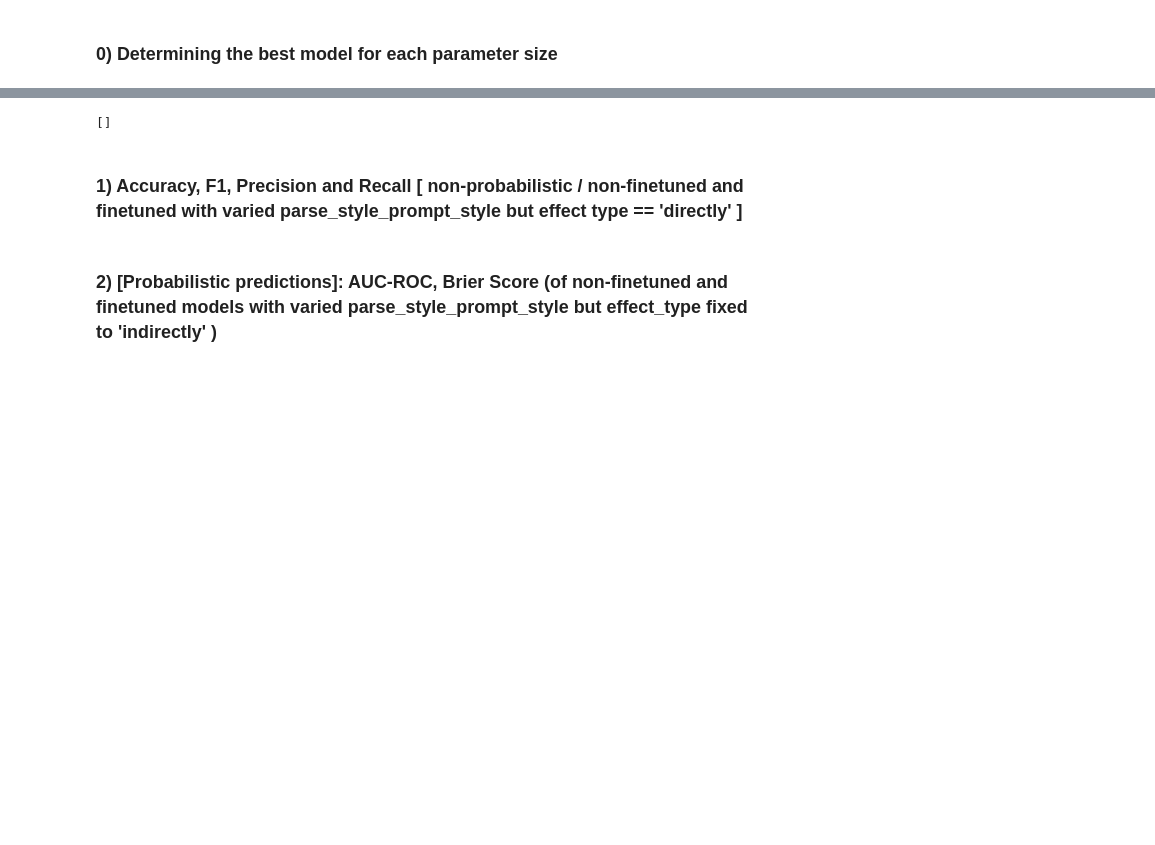
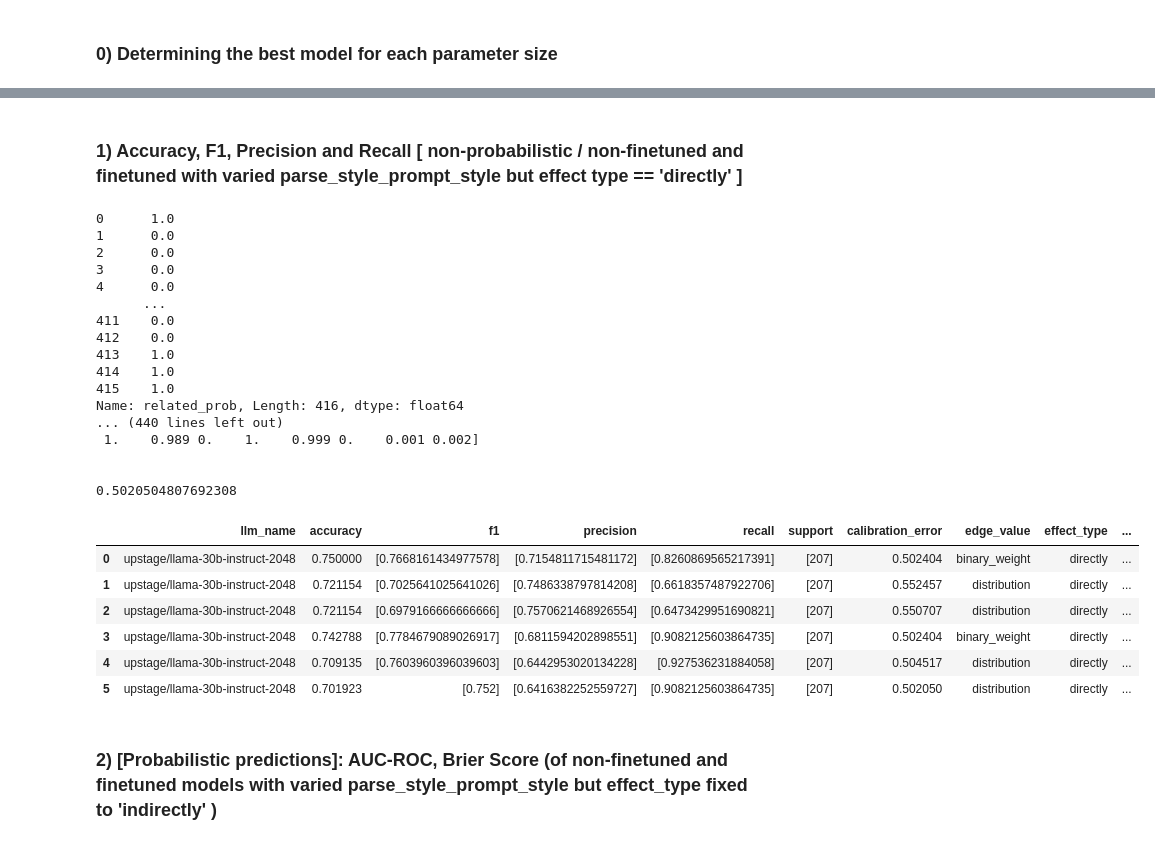
Before and after one commit to Rilwan-A/GovtExpenditure-to-HealthEquity-Labeller, a Jupyter notebook: prompt_engineering/analysis/spot_experiments.ipynb, the cells around one changed output, grey strips where cells are left out. Drawn from its saved outputs; the diff is of its cells as text; code cells hidden in the pictures; blank space fills up the shorter version.

```diff
--- a/prompt_engineering/analysis/spot_experiments.ipynb
+++ b/prompt_engineering/analysis/spot_experiments.ipynb
@@ -326,4 +384,0 @@ print(df_exps_filt30b.head(4), "\n\n\n")
-# %%
-li_exps_filt7b
-# %% [output]
-[]
@@ -330,9 +404,35 @@ li_exps_filt7b
 # %% [markdown]
 ### 1) Accuracy, F1, Precision and Recall [ non-probabilistic / non-finetuned and finetuned with varied parse_style_prompt_style but effect type == 'directly' ]
 # %%
-li_exps_filt1 = filter_exp(li_all_experiments, effect_type=['directly'] )
-li_exps_filt1_w_res = calc_eval_metrics(li_exps_filt1, metrics=['accuracy','precision','recall','f1'] )
+li_exps_filt1 = filter_exp(li_all_experiments, effect_type=['directly'], llm_names=['7b'])
+li_exps_filt1_w_res = calc_eval_metrics(li_exps_filt1, metrics=['accuracy','precision','recall','f1','calibration_error'] )
 df_exps_filt1 = convert_li_exp_to_df(li_exps_filt1_w_res)
+display(df_exps_filt1)
+# %% [output]
+0      1.0
+1      0.0
+2      0.0
+3      0.0
+4      0.0
+      ...
+411    0.0
+412    0.0
+413    1.0
+414    1.0
+415    1.0
+Name: related_prob, Length: 416, dtype: float64
+... (440 lines left out)
+ 1.    0.989 0.    1.    0.999 0.    0.001 0.002]
+
+
+0.5020504807692308
+|  | llm_name | accuracy | f1 | precision | recall | support | calibration_error | edge_value | effect_type | ... |
+| 0 | upstage/llama-30b-instruct-2048 | 0.750000 | [0.7668161434977578] | [0.7154811715481172] | [0.8260869565217391] | [207] | 0.502404 | binary_weight | directly | ... |
+| 1 | upstage/llama-30b-instruct-2048 | 0.721154 | [0.7025641025641026] | [0.7486338797814208] | [0.6618357487922706] | [207] | 0.552457 | distribution | directly | ... |
+| 2 | upstage/llama-30b-instruct-2048 | 0.721154 | [0.6979166666666666] | [0.7570621468926554] | [0.6473429951690821] | [207] | 0.550707 | distribution | directly | ... |
+| 3 | upstage/llama-30b-instruct-2048 | 0.742788 | [0.7784679089026917] | [0.6811594202898551] | [0.9082125603864735] | [207] | 0.502404 | binary_weight | directly | ... |
+| 4 | upstage/llama-30b-instruct-2048 | 0.709135 | [0.7603960396039603] | [0.6442953020134228] | [0.927536231884058] | [207] | 0.504517 | distribution | directly | ... |
+| 5 | upstage/llama-30b-instruct-2048 | 0.701923 | [0.752] | [0.6416382252559727] | [0.9082125603864735] | [207] | 0.502050 | distribution | directly | ... |
 # %% [markdown]
 ### 2) [Probabilistic predictions]: AUC-ROC, Brier Score (of non-finetuned and finetuned models with varied parse_style_prompt_style but effect_type fixed to 'indirectly' )
 # %%
```
Also changed, not shown: parts of 8 cells of this notebook.
